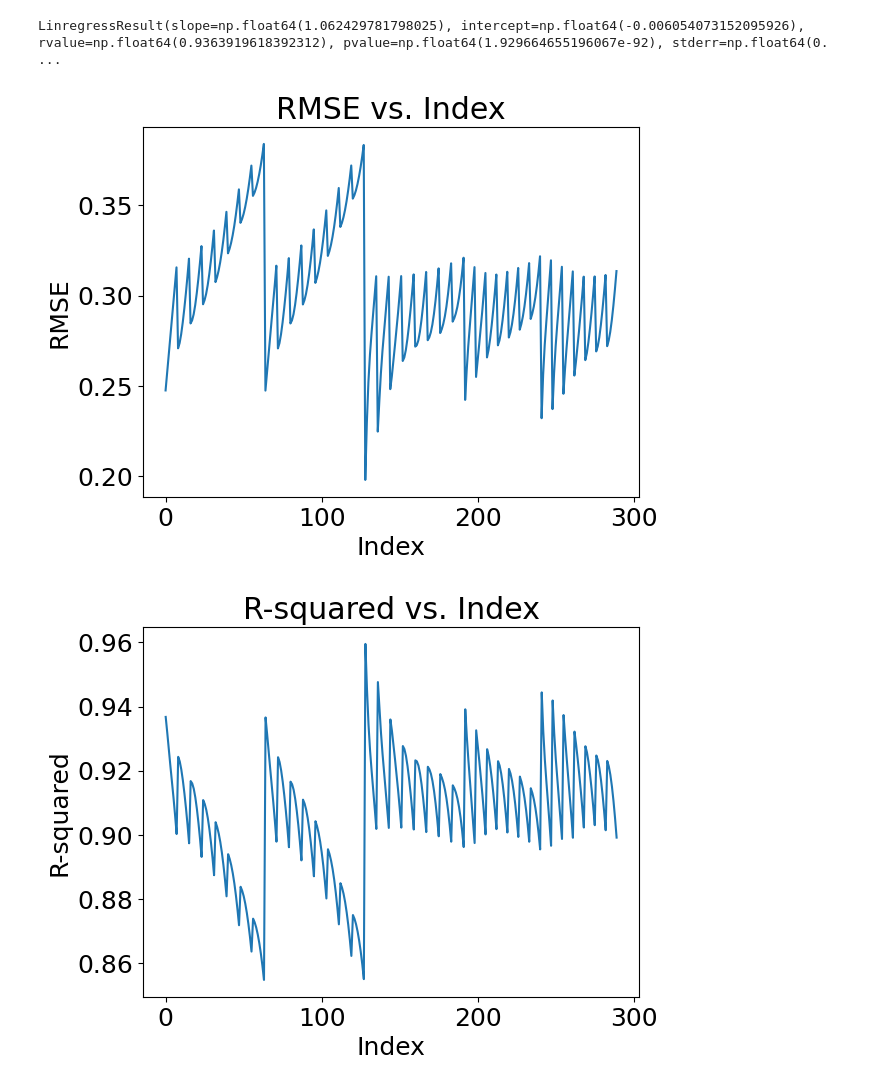
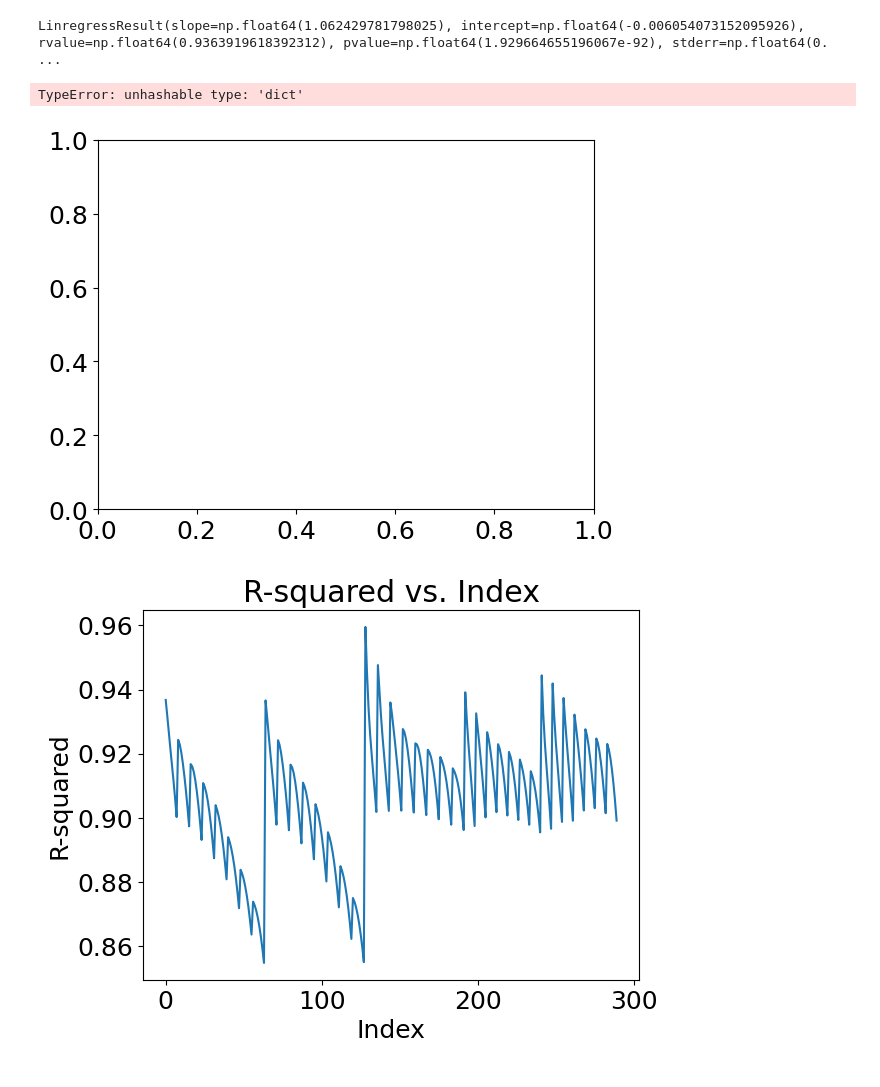
Before and after one commit to quangvumathneuro/Nonlinear_and_Data_Driven_Estimation, a Jupyter notebook: Lesson_14_Naive_Numerical_Differentiation/A_planar_drone_pynumdiff_QV.ipynb, the cells around one changed output. Saved outputs shown, nothing was run; the diff lists cells and outputs as text; code cells hidden in the pictures.

```diff
--- a/Lesson_14_Naive_Numerical_Differentiation/A_planar_drone_pynumdiff_QV.ipynb
+++ b/Lesson_14_Naive_Numerical_Differentiation/A_planar_drone_pynumdiff_QV.ipynb
@@ -419,13 +419,12 @@ for degree in degree_range:
 
 # You can now use rmse_list, r_squared_list, and parameters_list for plotting and analysis.
 # %%
-plt.plot(rmse_list)
-plt.xlabel('Index')
+plt.plot(rmse_list, parameters_list)
 plt.ylabel('RMSE')
-plt.title('RMSE vs. Index')
 plt.show()
 # %% [output]
+TypeError: unhashable type: 'dict'
-[figure, old version]
+[figure, new version]
 # %%
 plt.plot(r_squared_list)
 plt.xlabel('Index')
```
Also changed, not shown: parts of 2 cells of this notebook.
